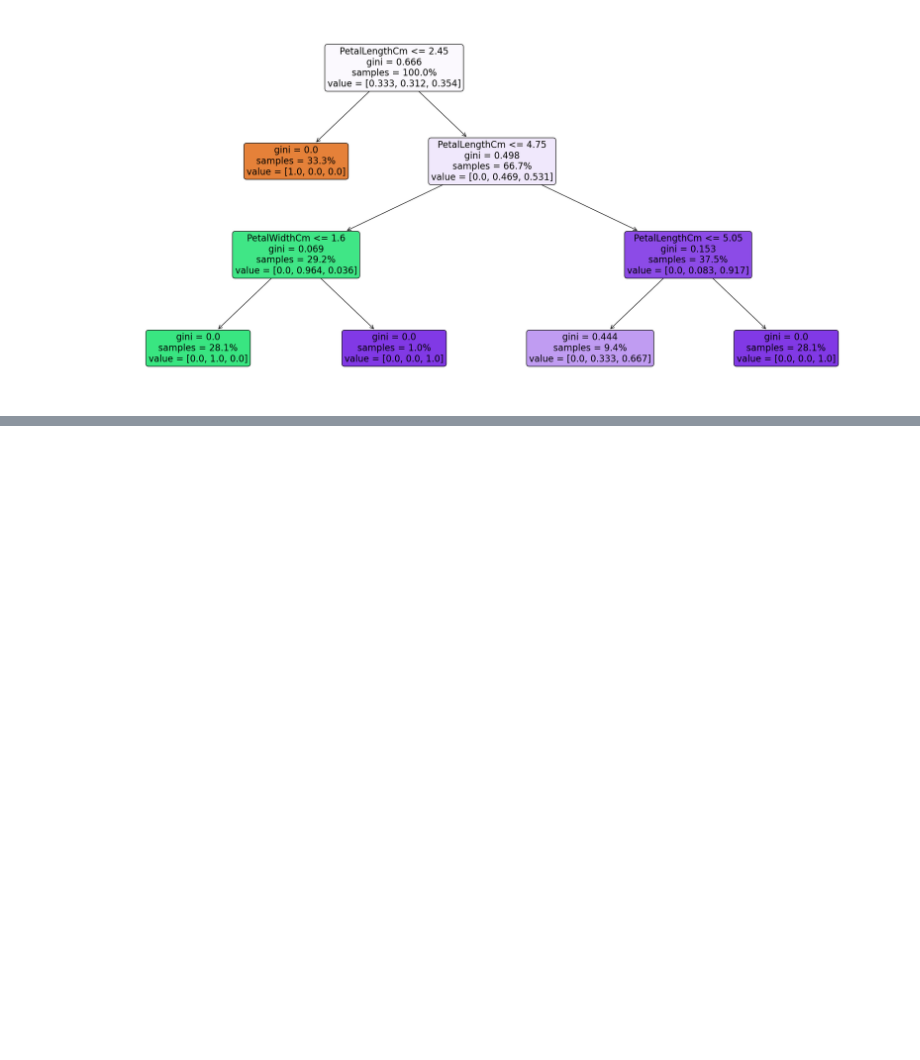
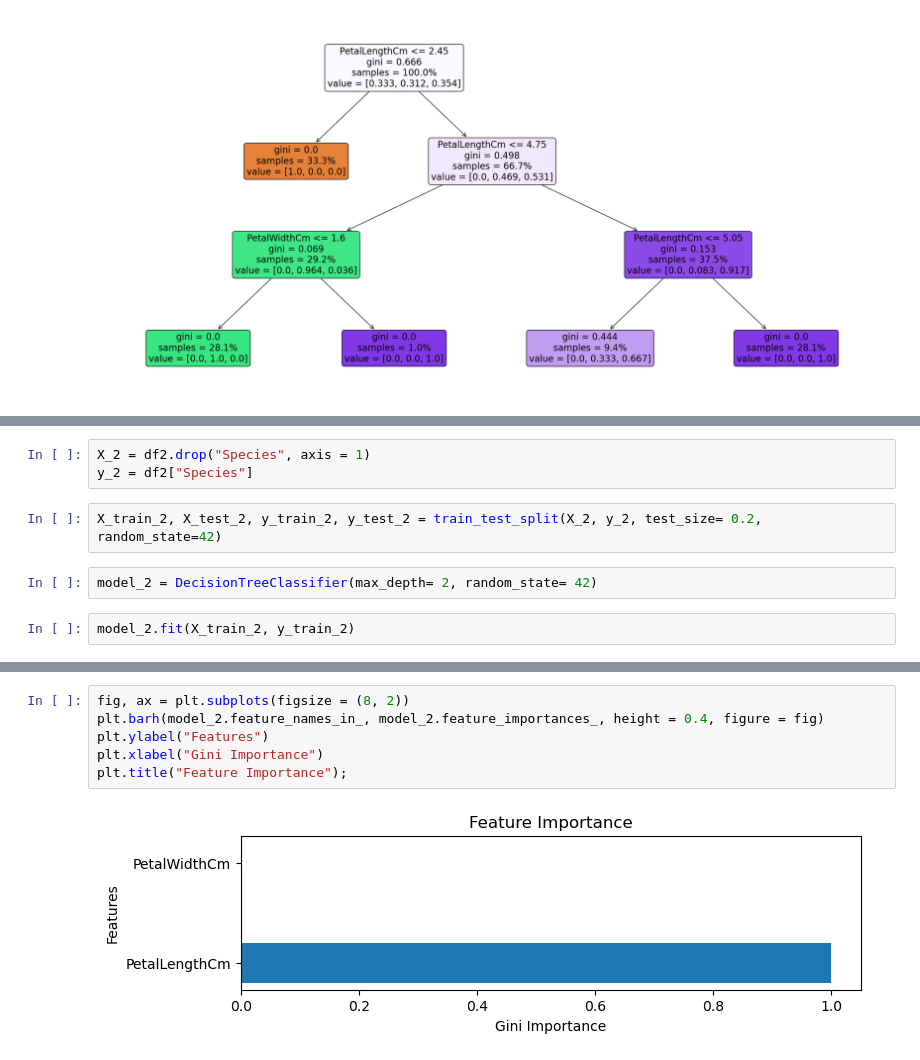
Before and after one commit to QueensleyC/sparks-internship, a Jupyter notebook: Decision Tree Classifier for Iris Dataset (Task 6).ipynb, the cells around one changed output, grey strips where cells are left out. Cells and saved outputs as stored; diff of their text form; blank space fills up the shorter version.

```diff
--- a/Decision Tree Classifier for Iris Dataset (Task 6).ipynb
+++ b/Decision Tree Classifier for Iris Dataset (Task 6).ipynb
@@ -165,0 +186,9 @@ plot_tree(
+# %%
+X_2 = df2.drop("Species", axis = 1)
+y_2 = df2["Species"]
+# %%
+X_train_2, X_test_2, y_train_2, y_test_2 = train_test_split(X_2, y_2, test_size= 0.2, random_state=42)
+# %%
+model_2 = DecisionTreeClassifier(max_depth= 2, random_state= 42)
+# %%
+model_2.fit(X_train_2, y_train_2)
@@ -165,0 +218,8 @@ plot_tree(
+# %%
+fig, ax = plt.subplots(figsize = (8, 2))
+plt.barh(model_2.feature_names_in_, model_2.feature_importances_, height = 0.4, figure = fig)
+plt.ylabel("Features")
+plt.xlabel("Gini Importance")
+plt.title("Feature Importance");
+# %% [output]
+[figure, added]
```
Also changed, not shown: parts of 10 cells of this notebook.
